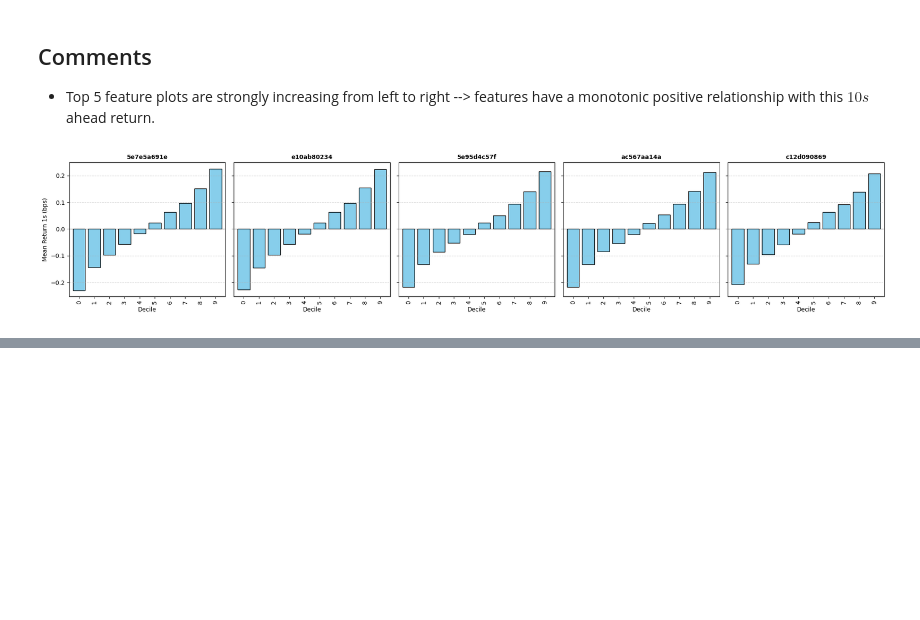
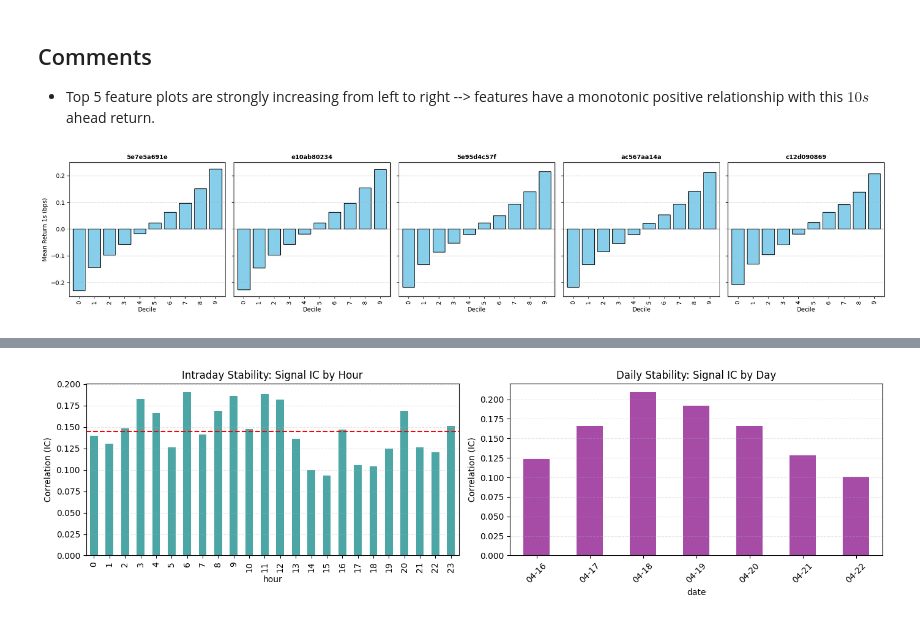
Before and after one commit to weiyuanoh/FYP, a Jupyter notebook: caladan/Caladan_Assignment.ipynb, the cells around one changed output, grey strips where cells are left out. Cells and saved outputs as stored; diff of their text form; code cells hidden in the pictures; blank space fills up the shorter version.

```diff
--- a/caladan/Caladan_Assignment.ipynb
+++ b/caladan/Caladan_Assignment.ipynb
@@ -340,0 +384,33 @@ def main():
+# %%
+# --- TASK 4: REGIME / STABILITY ANALYSIS (minimal) ---
+
+analysis_df = pd.DataFrame({
+    "signal": df["signal"],
+    "target": df[target_col],
+    "hour": df.index.hour,
+    "date": df.index.date
+}).dropna()
+
+hourly_ic = analysis_df.groupby("hour").apply(lambda x: x["signal"].corr(x["target"])).dropna()
+daily_ic  = analysis_df.groupby("date").apply(lambda x: x["signal"].corr(x["target"])).dropna()
+
+fig, (ax1, ax2) = plt.subplots(1, 2, figsize=(14, 4))
+
+# Intraday stability
+hourly_ic.plot(kind="bar", ax=ax1, color="teal", alpha=0.7)
+ax1.set_title("Intraday Stability: Signal IC by Hour")
+ax1.set_ylabel("Correlation (IC)")
+ax1.axhline(hourly_ic.mean(), color="red", linestyle="--", label="Avg")
+ax1.grid(axis="y", linestyle="--", alpha=0.3)
+
+# Daily stability
+daily_ic.plot(kind="bar", ax=ax2, color="purple", alpha=0.7)
+ax2.set_title("Daily Stability: Signal IC by Day")
+ax2.set_ylabel("Correlation (IC)")
+ax2.set_xticklabels([pd.Timestamp(d).strftime("%m-%d") for d in daily_ic.index], rotation=45)
+ax2.grid(axis="y", linestyle="--", alpha=0.3)
+
+plt.tight_layout()
+plt.show()
+# %% [output]
+[figure, added]
```
Also changed, not shown: parts of 4 cells of this notebook, 1 other file.
